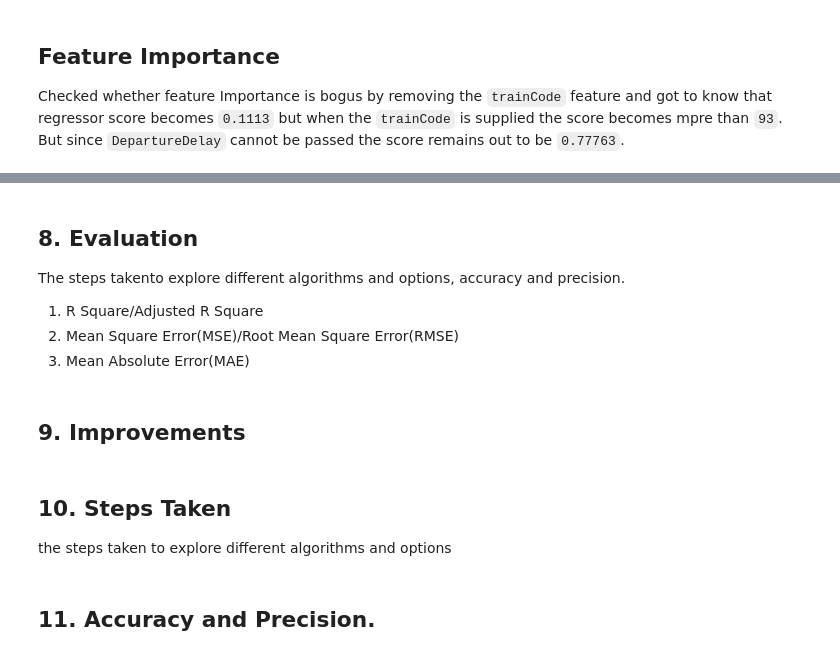
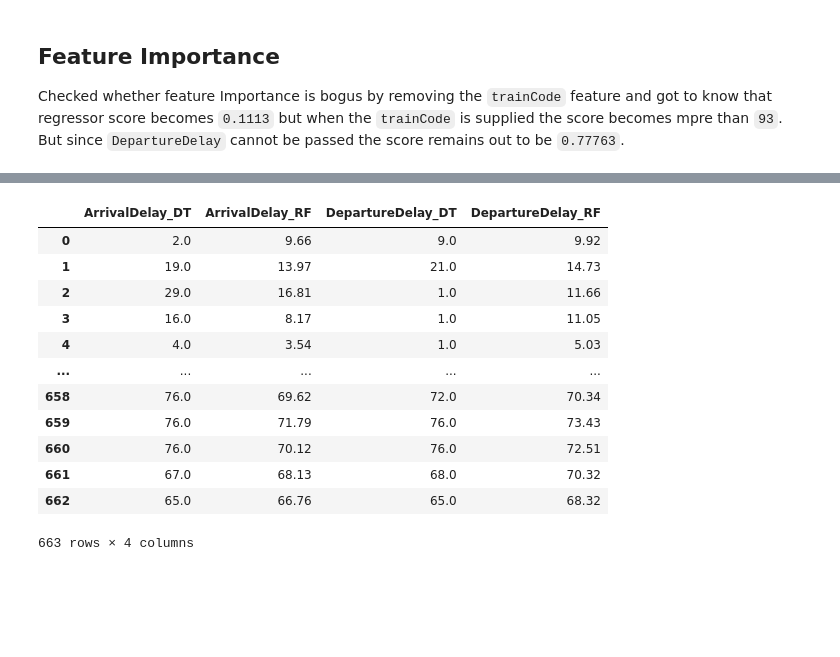
Before and after one commit to anoushkrit/travel-time-prediction, a Jupyter notebook: main.ipynb, the cells around one changed output, grey strips where cells are left out. Drawn from its saved outputs; the diff is of its cells as text; code cells hidden in the pictures; blank space fills up the shorter version.

```diff
--- a/main.ipynb
+++ b/main.ipynb
@@ -434,0 +503,7 @@ DecisionTreeRegressor(random_state=0)
+# %%
+## 6.2.1 DecisionTreeRegressor
+
+X_train, X_test, Y_train, Y_test = train_test_split(X, Y, test_size=0.20, random_state=0)
+
+dt_reg_DD = DecisionTreeRegressor(random_state=0)
+dt_reg_DD.fit(X_train, Y_train)
@@ -459,0 +537,5 @@ ValueError: Number of features of the model must match the input. Model n_featur
+# %%
+## For actual Data
+
+dt_reg_DD.fit(X, Y)
+preds['DepartureDelay_DT'] = dt_reg_DD.predict(test)
@@ -462,10 +576,10 @@ ValueError: Number of features of the model must match the input. Model n_featur
 # %%
 params = {'n_estimators':[10,20], 'max_depth':[None, 5], 'min_samples_split':[2,3]}
-rf_reg = RandomForestRegressor(random_state=0)
-reg_grid = GridSearchCV(rf_reg, params, cv=5, n_jobs=-1, verbose=1)
-reg_grid.fit(X, Y)
-print(reg_grid.best_params_)
-print(reg_grid.best_score_)
+rf_reg_DD = RandomForestRegressor(random_state=0)
+reg_grid_DD = GridSearchCV(rf_reg_DD, params, cv=5, n_jobs=-1, verbose=1)
+reg_grid_DD.fit(X, Y)
+print(reg_grid_DD.best_params_)
+print(reg_grid_DD.best_score_)
 # %% [output]
 Fitting 5 folds for each of 8 candidates, totalling 40 fits
 [Parallel(n_jobs=-1)]: Using backend LokyBackend with 8 concurrent workers.
@@ -475,15 +589,21 @@ Fitting 5 folds for each of 8 candidates, totalling 40 fits
-# %% [markdown]
-## 8. Evaluation
-
-The steps takento explore different algorithms and options, accuracy and precision.
-
-1. R Square/Adjusted R Square
-2. Mean Square Error(MSE)/Root Mean Square Error(RMSE)
-3. Mean Absolute Error(MAE)
-# %% [markdown]
-## 9. Improvements
-# %% [markdown]
-## 10. Steps Taken
-the steps taken to explore different algorithms and options
-# %% [markdown]
-## 11. Accuracy and Precision.
+# %%
+## For actual Data
+
+rf_reg_DD.fit(X, Y)
+preds['DepartureDelay_RF'] = rf_reg_DD.predict(test)
+# %%
+preds
+# %% [output]
+|  | ArrivalDelay_DT | ArrivalDelay_RF | DepartureDelay_DT | DepartureDelay_RF |
+| 0 | 2.0 | 9.66 | 9.0 | 9.92 |
+| 1 | 19.0 | 13.97 | 21.0 | 14.73 |
+| 2 | 29.0 | 16.81 | 1.0 | 11.66 |
+| 3 | 16.0 | 8.17 | 1.0 | 11.05 |
+| 4 | 4.0 | 3.54 | 1.0 | 5.03 |
+| ... | ... | ... | ... | ... |
+| 658 | 76.0 | 69.62 | 72.0 | 70.34 |
+| 659 | 76.0 | 71.79 | 76.0 | 73.43 |
+| 660 | 76.0 | 70.12 | 76.0 | 72.51 |
+| 661 | 67.0 | 68.13 | 68.0 | 70.32 |
+| 662 | 65.0 | 66.76 | 65.0 | 68.32 |
+663 rows × 4 columns
```
Also changed, not shown: parts of 28 cells of this notebook, 2 other files.
